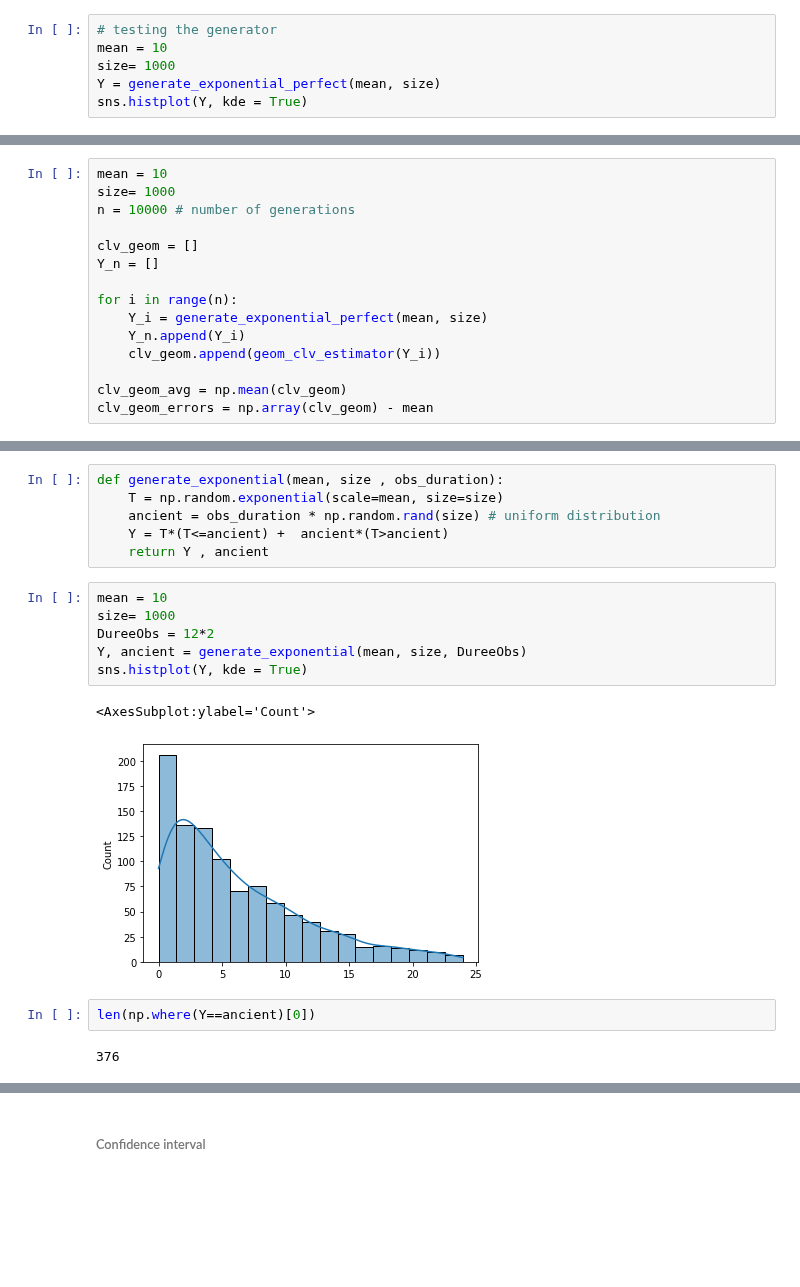
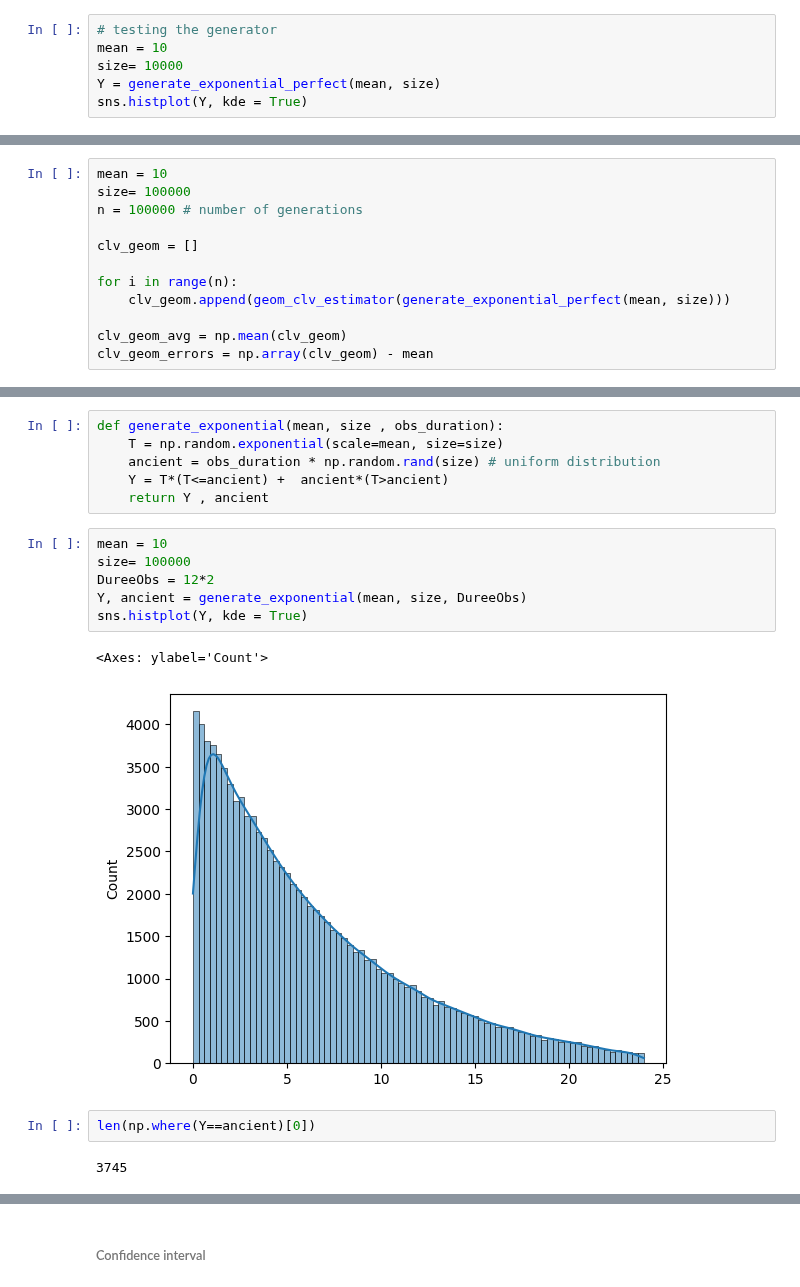
Before and after one commit to louizaaouaouche/Statistical-estimation-of-CLV, a Jupyter notebook: src/notebook.ipynb, the cells around one changed output, grey strips where cells are left out. Cells and saved outputs as stored; diff of their text form; blank space fills up the shorter version.

```diff
--- a/src/notebook.ipynb
+++ b/src/notebook.ipynb
@@ -29,7 +39,7 @@ def generate_exponential_perfect(mean, size):
 # %%
 # testing the generator
 mean = 10
-size= 1000
+size= 10000
 Y = generate_exponential_perfect(mean, size)
 sns.histplot(Y, kde = True)
 # %% [output]
@@ -51,16 +61,13 @@ def geom_clv_estimator(T):
     return np.sum(T)/len(T)
 # %%
 mean = 10
-size= 1000
-n = 10000 # number of generations
+size= 100000
+n = 100000 # number of generations
 
 clv_geom = []
-Y_n = []
 
 for i in range(n):
-    Y_i = generate_exponential_perfect(mean, size)
-    Y_n.append(Y_i)
-    clv_geom.append(geom_clv_estimator(Y_i))
+    clv_geom.append(geom_clv_estimator(generate_exponential_perfect(mean, size)))
 
 clv_geom_avg = np.mean(clv_geom)
 clv_geom_errors = np.array(clv_geom) - mean
@@ -127,15 +97,15 @@ def generate_exponential(mean, size , obs_duration):
     return Y , ancient
 # %%
 mean = 10
-size= 1000
+size= 100000
 DureeObs = 12*2
 Y, ancient = generate_exponential(mean, size, DureeObs)
 sns.histplot(Y, kde = True)
 # %% [output]
-<AxesSubplot:ylabel='Count'>
+<Axes: ylabel='Count'>
-[figure, old version]
+[figure, new version]
 # %%
 len(np.where(Y==ancient)[0])
 # %% [output]
-376
+3745
 # %% [markdown]
```
Also changed, not shown: parts of 37 cells of this notebook.
